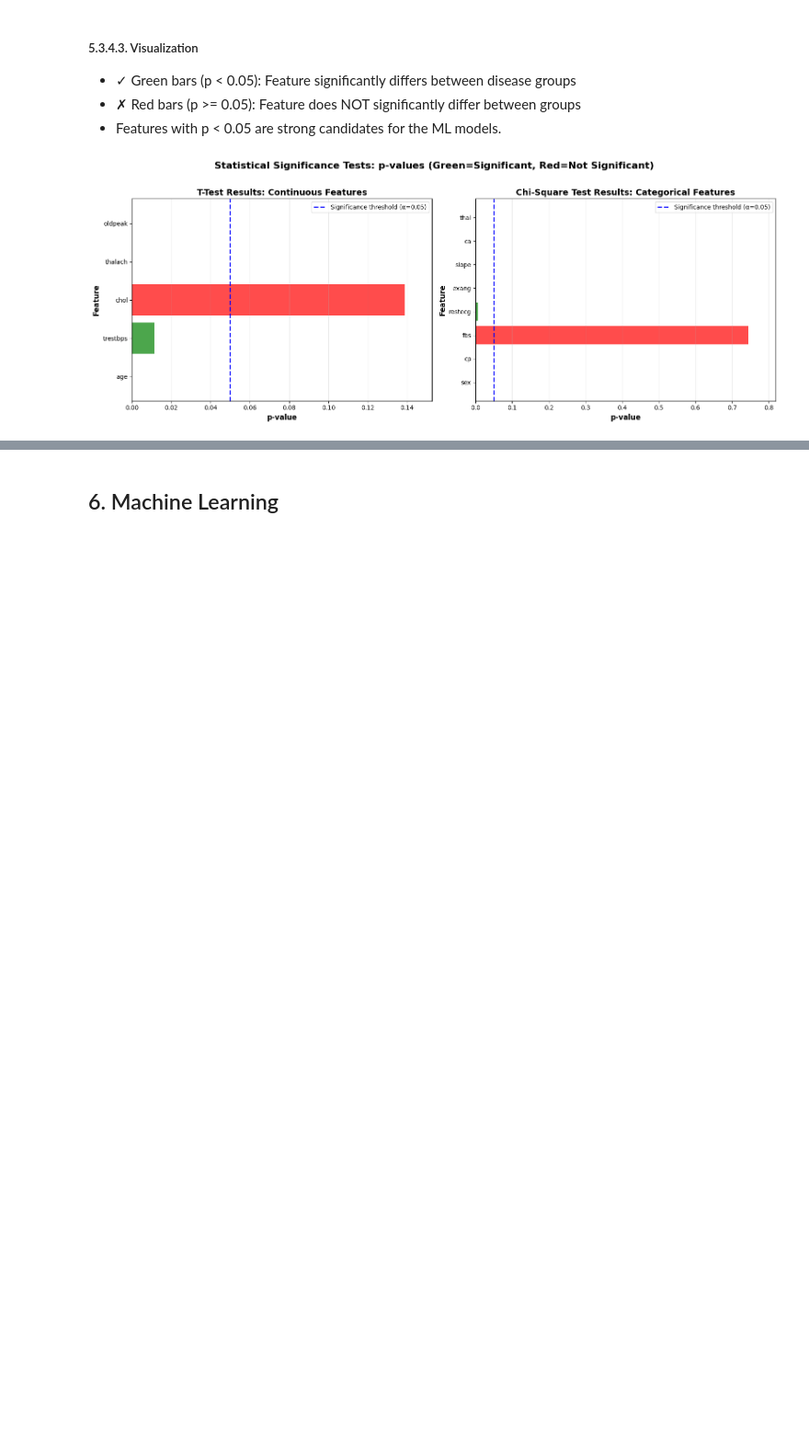
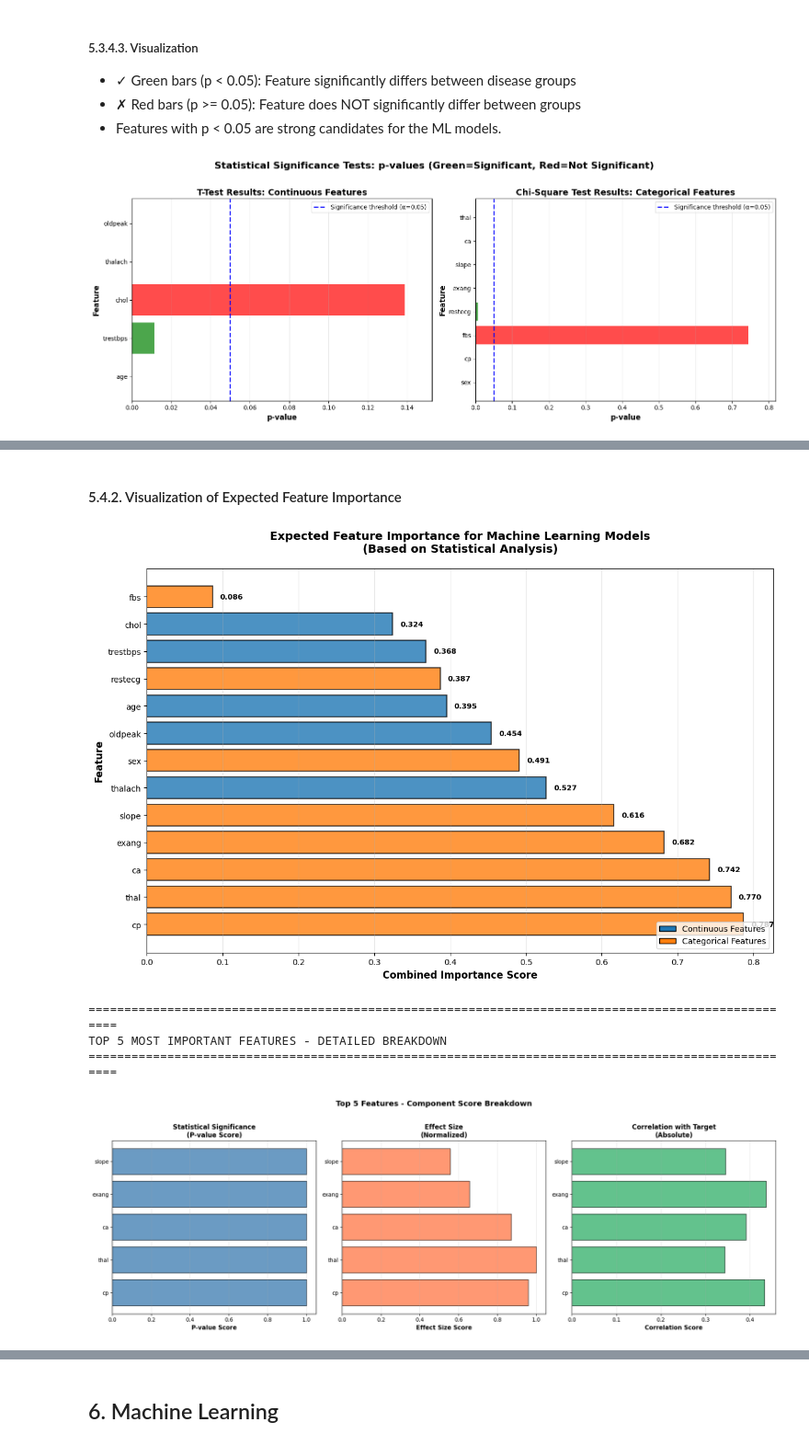
Before and after one commit to FajarLaksono/analytics, a Jupyter notebook: 20251108-abw505-data-programming-course/Notebooks/heart_disease_v2.ipynb, the cells around one changed output, grey strips where cells are left out. Shown at 92% size. Saved outputs shown, nothing was run; the diff lists cells and outputs as text; code cells hidden in the pictures; blank space fills up the shorter version.

Commit message:
feat: added potential feature importance

```diff
--- a/20251108-abw505-data-programming-course/Notebooks/heart_disease_v2.ipynb
+++ b/20251108-abw505-data-programming-course/Notebooks/heart_disease_v2.ipynb
@@ -1073,0 +1200,78 @@ plt.show()
+# %% [markdown]
+#### 5.4.2. Visualization of Expected Feature Importance
+# %%
+# Visualize the combined importance scores
+plt.figure(figsize=(12, 8))
+
+# Create color map: continuous features in blue, categorical in orange
+colors = ['#1f77b4' if t == 'Continuous' else '#ff7f0e' for t in feature_importance_df['Type']]
+
+# Create horizontal bar chart
+plt.barh(feature_importance_df['Feature'],
+         feature_importance_df['Combined Importance Score'],
+         color=colors, alpha=0.8, edgecolor='black', linewidth=1.2)
+
+# Add value labels on bars
+for i, (feature, score) in enumerate(zip(feature_importance_df['Feature'],
+                                           feature_importance_df['Combined Importance Score'])):
+    plt.text(score + 0.01, i, f'{score:.3f}',
+             va='center', fontsize=9, fontweight='bold')
+
+# Formatting
+plt.xlabel('Combined Importance Score', fontsize=12, fontweight='bold')
+plt.ylabel('Feature', fontsize=12, fontweight='bold')
+plt.title('Expected Feature Importance for Machine Learning Models\n(Based on Statistical Analysis)',
+          fontsize=14, fontweight='bold', pad=20)
+plt.grid(True, alpha=0.3, axis='x')
+
+# Add legend
+from matplotlib.patches import Patch
+legend_elements = [
+    Patch(facecolor='#1f77b4', edgecolor='black', label='Continuous Features'),
+    Patch(facecolor='#ff7f0e', edgecolor='black', label='Categorical Features')
+]
+plt.legend(handles=legend_elements, loc='lower right', fontsize=10)
+
+plt.tight_layout()
+plt.show()
+
+# Additional visualization: Top 5 features breakdown
+print("\n" + "=" * 100)
+print("TOP 5 MOST IMPORTANT FEATURES - DETAILED BREAKDOWN")
+print("=" * 100)
+
+top_5 = feature_importance_df.head(5)
+
+fig, axes = plt.subplots(1, 3, figsize=(18, 6))
+
+# Plot 1: P-value scores
+axes[0].barh(top_5['Feature'], top_5['P-value Score'],
+             color='steelblue', alpha=0.8, edgecolor='black')
+axes[0].set_xlabel('P-value Score', fontsize=11, fontweight='bold')
+axes[0].set_title('Statistical Significance\n(P-value Score)', fontsize=12, fontweight='bold')
+axes[0].grid(True, alpha=0.3, axis='x')
+
+# Plot 2: Effect size scores
+axes[1].barh(top_5['Feature'], top_5['Effect Size Score'],
+             color='coral', alpha=0.8, edgecolor='black')
+axes[1].set_xlabel('Effect Size Score', fontsize=11, fontweight='bold')
+axes[1].set_title('Effect Size\n(Normalized)', fontsize=12, fontweight='bold')
+axes[1].grid(True, alpha=0.3, axis='x')
+
+# Plot 3: Correlation scores
+axes[2].barh(top_5['Feature'], top_5['Correlation Score'],
+             color='mediumseagreen', alpha=0.8, edgecolor='black')
+axes[2].set_xlabel('Correlation Score', fontsize=11, fontweight='bold')
+axes[2].set_title('Correlation with Target\n(Absolute)', fontsize=12, fontweight='bold')
+axes[2].grid(True, alpha=0.3, axis='x')
+
+plt.suptitle('Top 5 Features - Component Score Breakdown',
+             fontsize=14, fontweight='bold', y=1.02)
+plt.tight_layout()
+plt.show()
+# %% [output]
+[figure, added]
+====================================================================================================
+TOP 5 MOST IMPORTANT FEATURES - DETAILED BREAKDOWN
+====================================================================================================
+[figure, added]
```
Also changed, not shown: parts of 6 cells of this notebook.
